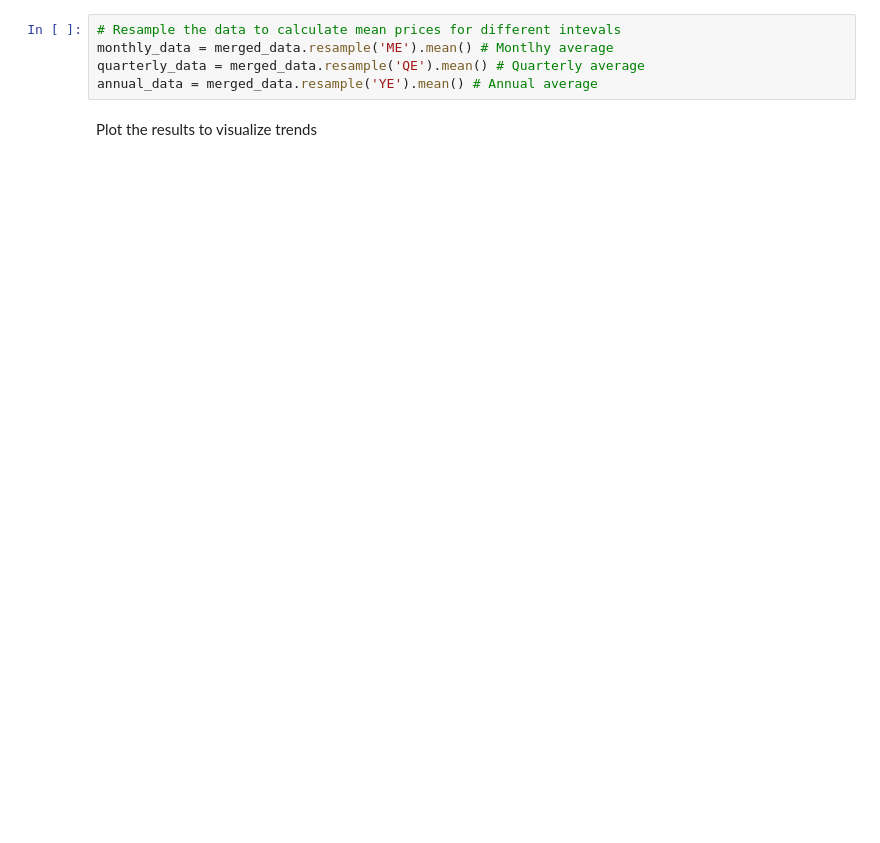
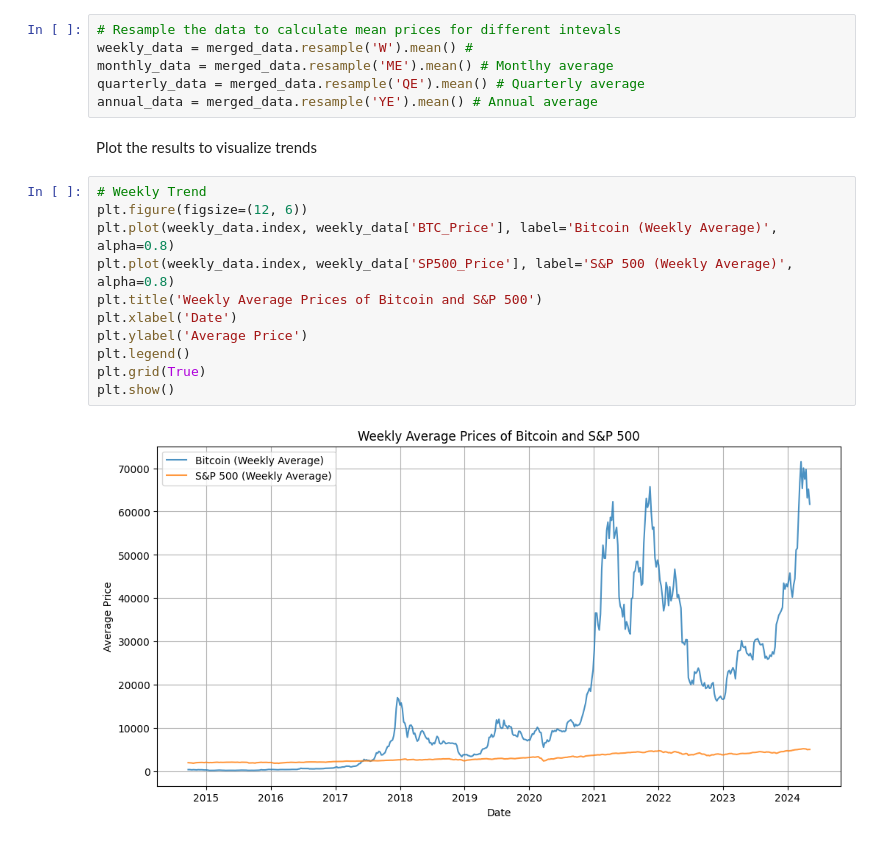
Before and after one commit to AngelDHackerman/BTC-ETH_Data_Analysis, a Jupyter notebook: 4_Temporal_Analysis.ipynb, the cells around one changed output. Drawn from its saved outputs; the diff is of its cells as text; blank space fills up the shorter version.

```diff
--- a/4_Temporal_Analysis.ipynb
+++ b/4_Temporal_Analysis.ipynb
@@ -56,8 +56,22 @@ merged_data
 2420 rows × 2 columns
 # %%
 # Resample the data to calculate mean prices for different intevals
+weekly_data = merged_data.resample('W').mean() #
 monthly_data = merged_data.resample('ME').mean() # Montlhy average
 quarterly_data = merged_data.resample('QE').mean() # Quarterly average
 annual_data = merged_data.resample('YE').mean() # Annual average
 # %% [markdown]
 Plot the results to visualize trends
+# %%
+# Weekly Trend
+plt.figure(figsize=(12, 6))
+plt.plot(weekly_data.index, weekly_data['BTC_Price'], label='Bitcoin (Weekly Average)', alpha=0.8)
+plt.plot(weekly_data.index, weekly_data['SP500_Price'], label='S&P 500 (Weekly Average)', alpha=0.8)
+plt.title('Weekly Average Prices of Bitcoin and S&P 500')
+plt.xlabel('Date')
+plt.ylabel('Average Price')
+plt.legend()
+plt.grid(True)
+plt.show()
+# %% [output]
+[figure, added]
```
Also changed, not shown: parts of 4 cells of this notebook.
